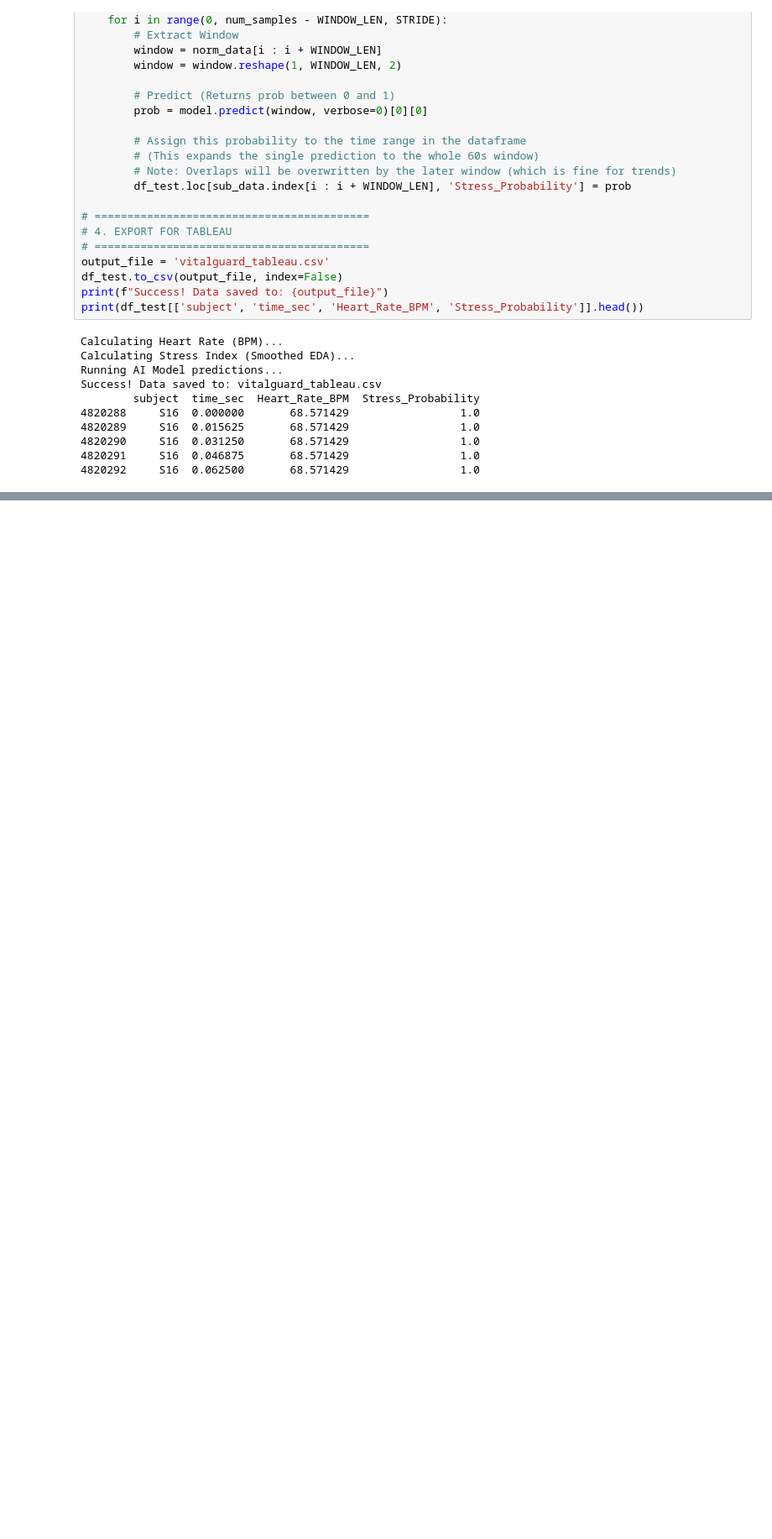
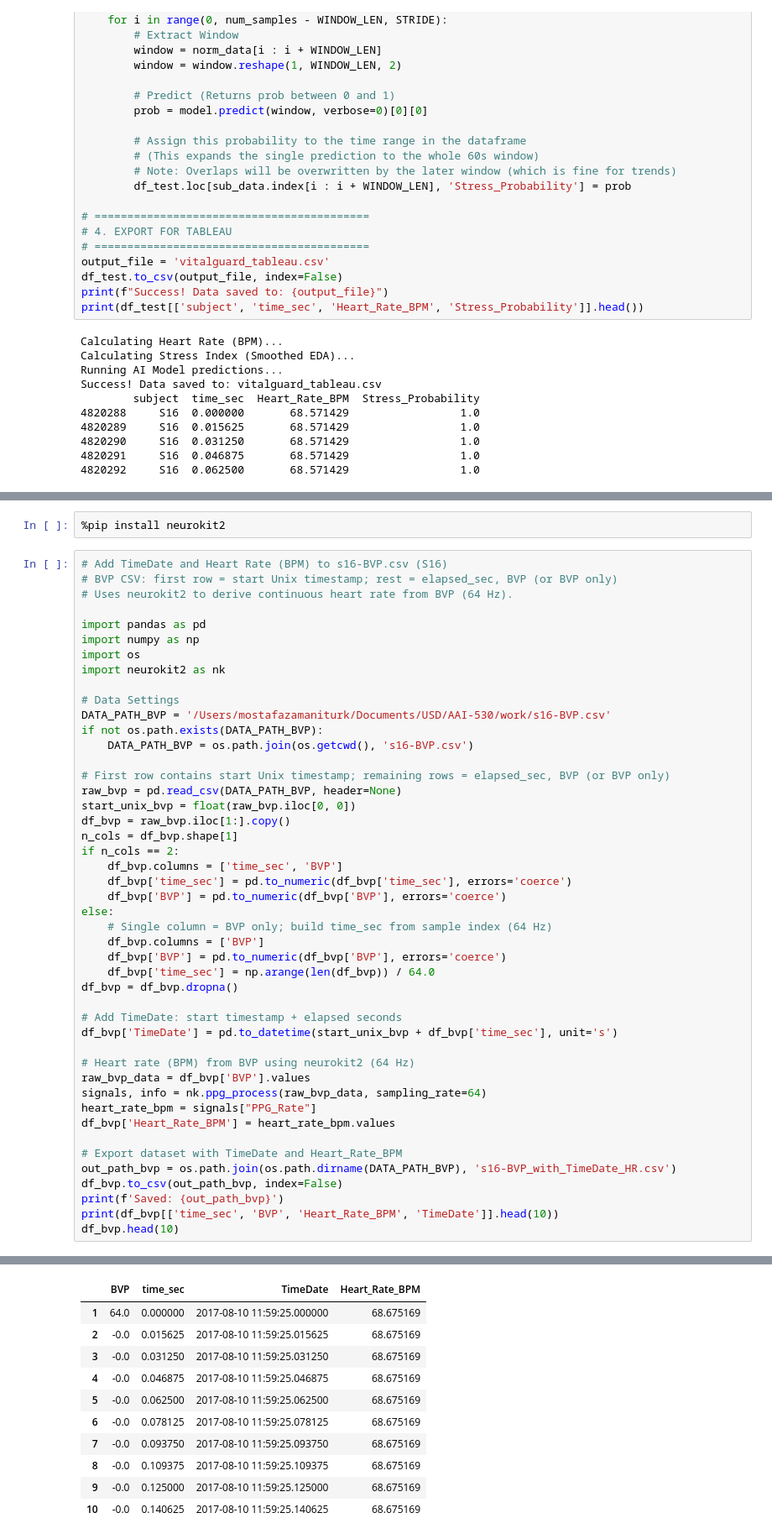
Before and after one commit to Mosizamani/aai-530-project-1d_cnn, a Jupyter notebook: 1d-cnn/1d-cnn-model_v2.ipynb, the cells around one changed output, grey strips where cells are left out. Shown at 84% size. Drawn from its saved outputs; the diff is of its cells as text; blank space fills up the shorter version.

Commit message:
create dataset for tableau pubic

```diff
--- a/1d-cnn/1d-cnn-model_v2.ipynb
+++ b/1d-cnn/1d-cnn-model_v2.ipynb
@@ -581,0 +720,49 @@ Success! Data saved to: vitalguard_tableau.csv
+# %%
+%pip install neurokit2
+# %%
+# Add TimeDate and Heart Rate (BPM) to s16-BVP.csv (S16)
+# BVP CSV: first row = start Unix timestamp; rest = elapsed_sec, BVP (or BVP only)
+# Uses neurokit2 to derive continuous heart rate from BVP (64 Hz).
+
+import pandas as pd
+import numpy as np
+import os
+import neurokit2 as nk
+
+# Data Settings
+DATA_PATH_BVP = '/Users/mostafazamaniturk/Documents/USD/AAI-530/work/s16-BVP.csv'
+if not os.path.exists(DATA_PATH_BVP):
+    DATA_PATH_BVP = os.path.join(os.getcwd(), 's16-BVP.csv')
+
+# First row contains start Unix timestamp; remaining rows = elapsed_sec, BVP (or BVP only)
+raw_bvp = pd.read_csv(DATA_PATH_BVP, header=None)
+start_unix_bvp = float(raw_bvp.iloc[0, 0])
+df_bvp = raw_bvp.iloc[1:].copy()
+n_cols = df_bvp.shape[1]
+if n_cols == 2:
+    df_bvp.columns = ['time_sec', 'BVP']
+    df_bvp['time_sec'] = pd.to_numeric(df_bvp['time_sec'], errors='coerce')
+    df_bvp['BVP'] = pd.to_numeric(df_bvp['BVP'], errors='coerce')
+else:
+    # Single column = BVP only; build time_sec from sample index (64 Hz)
+    df_bvp.columns = ['BVP']
+    df_bvp['BVP'] = pd.to_numeric(df_bvp['BVP'], errors='coerce')
+    df_bvp['time_sec'] = np.arange(len(df_bvp)) / 64.0
+df_bvp = df_bvp.dropna()
+
+# Add TimeDate: start timestamp + elapsed seconds
+df_bvp['TimeDate'] = pd.to_datetime(start_unix_bvp + df_bvp['time_sec'], unit='s')
+
+# Heart rate (BPM) from BVP using neurokit2 (64 Hz)
+raw_bvp_data = df_bvp['BVP'].values
+signals, info = nk.ppg_process(raw_bvp_data, sampling_rate=64)
+heart_rate_bpm = signals["PPG_Rate"]
+df_bvp['Heart_Rate_BPM'] = heart_rate_bpm.values
+
+# Export dataset with TimeDate and Heart_Rate_BPM
+out_path_bvp = os.path.join(os.path.dirname(DATA_PATH_BVP), 's16-BVP_with_TimeDate_HR.csv')
+df_bvp.to_csv(out_path_bvp, index=False)
+print(f'Saved: {out_path_bvp}')
+print(df_bvp[['time_sec', 'BVP', 'Heart_Rate_BPM', 'TimeDate']].head(10))
+df_bvp.head(10)
+# %% [output]
@@ -581,0 +781,11 @@ Success! Data saved to: vitalguard_tableau.csv
+|  | BVP | time_sec | TimeDate | Heart_Rate_BPM |
+| 1 | 64.0 | 0.000000 | 2017-08-10 11:59:25.000000 | 68.675169 |
+| 2 | -0.0 | 0.015625 | 2017-08-10 11:59:25.015625 | 68.675169 |
+| 3 | -0.0 | 0.031250 | 2017-08-10 11:59:25.031250 | 68.675169 |
+| 4 | -0.0 | 0.046875 | 2017-08-10 11:59:25.046875 | 68.675169 |
+| 5 | -0.0 | 0.062500 | 2017-08-10 11:59:25.062500 | 68.675169 |
+| 6 | -0.0 | 0.078125 | 2017-08-10 11:59:25.078125 | 68.675169 |
+| 7 | -0.0 | 0.093750 | 2017-08-10 11:59:25.093750 | 68.675169 |
+| 8 | -0.0 | 0.109375 | 2017-08-10 11:59:25.109375 | 68.675169 |
+| 9 | -0.0 | 0.125000 | 2017-08-10 11:59:25.125000 | 68.675169 |
+| 10 | -0.0 | 0.140625 | 2017-08-10 11:59:25.140625 | 68.675169 |
```
Also changed, not shown: parts of 6 cells of this notebook, 2 other files.
